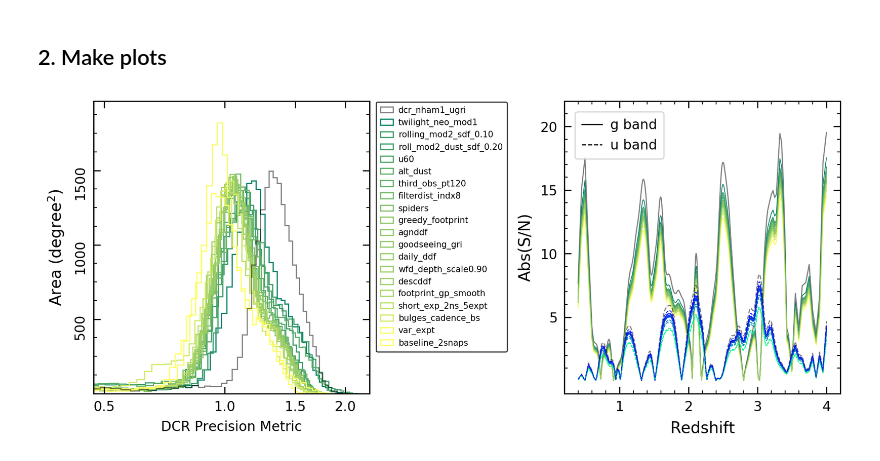
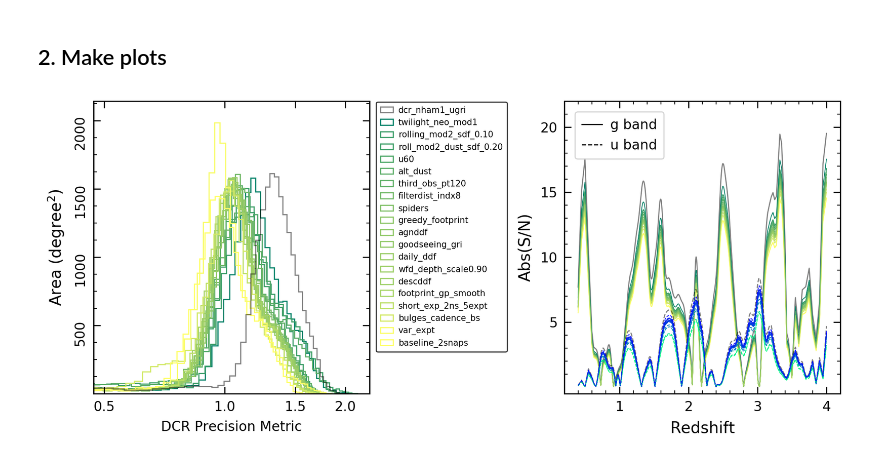
Before and after one commit to RichardsGroup/LSST_DCR, a Jupyter notebook: notebooks/02_RNAAS.ipynb, the cells around one changed output. Saved outputs shown, nothing was run; the diff lists cells and outputs as text; code cells hidden in the pictures.

Commit message:
minor update to figure

```diff
--- a/notebooks/02_RNAAS.ipynb
+++ b/notebooks/02_RNAAS.ipynb
@@ -183,7 +183,7 @@ u_line = ax2.plot([], [], label='u band', linestyle='--', linewidth=1, color='k'
 # option to set uniform ylim
 ylim = 22
 if ylim is not None:
-    ax2.set_ylim(top=ylim, bottom=-1)
+    ax2.set_ylim(top=ylim, bottom=-.5)
 
 ax2.set_xlim(0.2, 4.2)
 ax2.tick_params(top=True, right=True, which='both')
@@ -205,7 +205,7 @@ sort_order = np.argsort(unsort_mds_g)
 
 # other plot setting
 density = False
-bins = 65
+bins = 60
 
 # plot left panel
 for order in sort_order:
@@ -231,31 +231,31 @@ for order in sort_order:
         _ = ax1.hist(norm_precision/data, bins=bins, histtype='step', color=c, \
              density=density, alpha=0.5, label=f"{run.rsplit('_', 2)[0]}", zorder = 10)
     else:
         # deal with non standard db names
         if run in ['third_obs_pt120v1.5_10yrs', 'footprint_gp_smoothv1.5_10yrs']:
             run = run.replace('v1.5', '_v1.5')
 
         c = mpl.cm.summer(gNorm(md_g))
         _ = ax1.hist(norm_precision/data, bins=bins, histtype='step', color=c, \
              density=density, label=f"{run.rsplit('_', 2)[0]}")
     ax1.set_xscale('log', basex=10)
 
     # tick & format
     ax1.set_xbound(lower=0.47, upper=2.3)
     ax1.tick_params(top=True, right=True, which='both')
     ax1.xaxis.set_major_locator(plt.FixedLocator([0.5, 1, 1.5, 2]))
     ax1.xaxis.set_major_formatter(plt.FormatStrFormatter('%.1f'))
     ax1.xaxis.set_minor_locator(plt.NullLocator())
 
     # label & legend
     ax1.set_xlabel('DCR Precision Metric', fontsize=12)
     ax1.legend(fontsize=7.5, bbox_to_anchor=(1.0, 1.02), edgecolor='k', loc=2, labelspacing=0.45)
 
     ax1.yaxis.set_major_locator(plt.FixedLocator(np.array([500, 1000, 1500, 2000])/(54.967783/60)**2))
     y_vals = ax1.get_yticks()
     ax1.set_yticklabels(['{:.0f}'.format(x * (54.967783/60)**2) for x in y_vals], rotation=90)
     ax1.set_ylabel('Area ($\mathrm{degree^{2}}$)', labelpad=7)
 
 plt.savefig('summer_winters.pdf')
 # %% [output]
-[figure, old version]
+[figure, new version]
```
Also changed, not shown: 1 other file.
